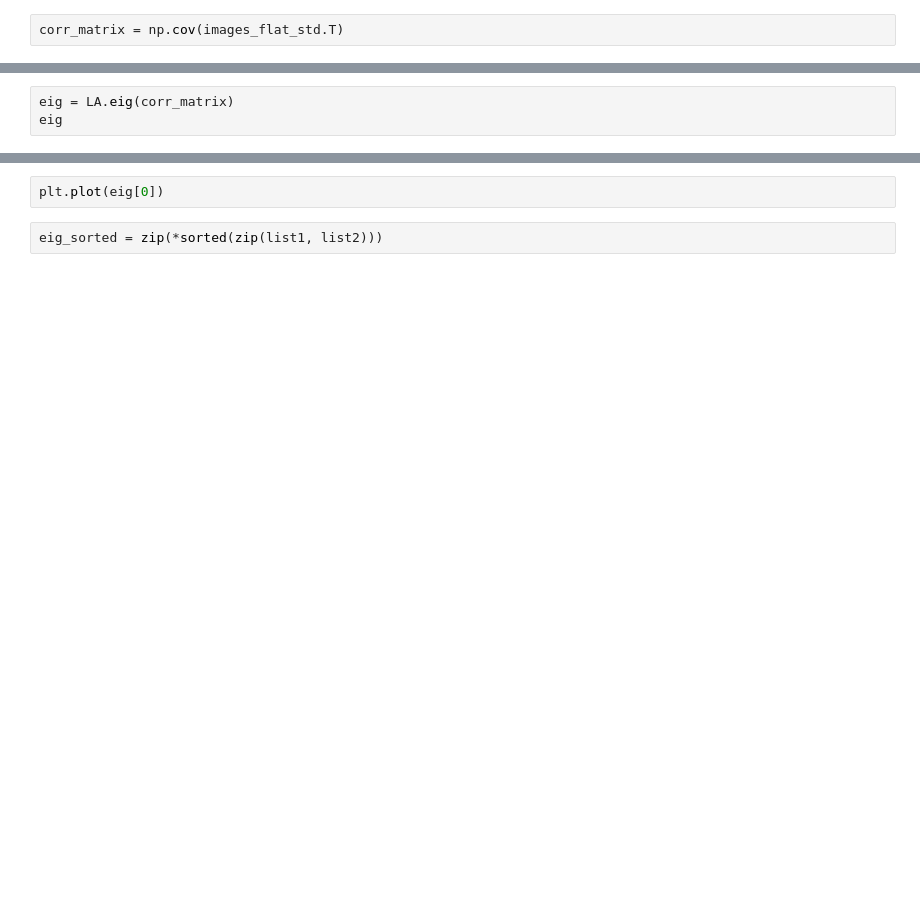
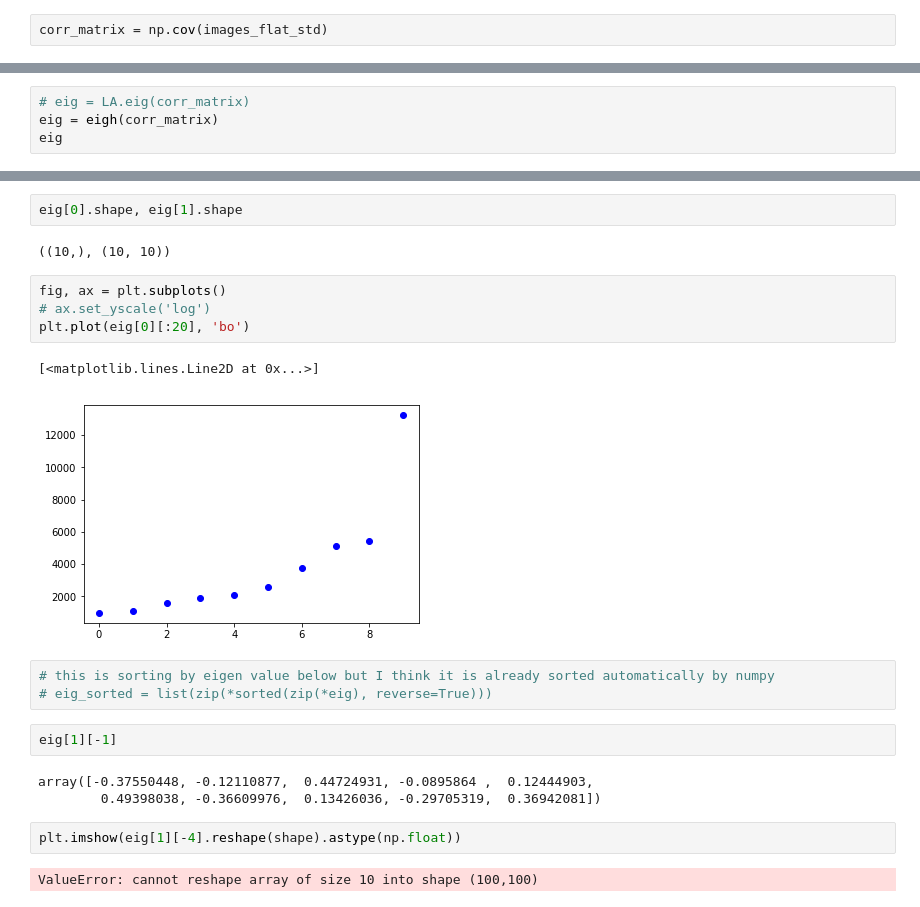
Before and after one commit to asterdrak/signal_processing, a Jupyter notebook: pca image.ipynb, the cells around one changed output, grey strips where cells are left out. Cells and saved outputs as stored; diff of their text form; blank space fills up the shorter version.

```diff
--- a/pca image.ipynb
+++ b/pca image.ipynb
@@ -58,5 +55,5 @@ array([[-106.95183, -106.95183, -106.95183, ...,   82.04817,   80.04817,
 # %%
-corr_matrix = np.cov(images_flat_std.T)
+corr_matrix = np.cov(images_flat_std)
 # %%
 corr_matrix
 # %% [output]
@@ -83,3 +89,4 @@ del images_flat_std
 # %%
-eig = LA.eig(corr_matrix)
+# eig = LA.eig(corr_matrix)
+eig = eigh(corr_matrix)
 eig
@@ -86,4 +111,23 @@ eig
-# %%
-plt.plot(eig[0])
-# %%
-eig_sorted = zip(*sorted(zip(list1, list2)))
+# %%
+eig[0].shape, eig[1].shape
+# %% [output]
+((10,), (10, 10))
+# %%
+fig, ax = plt.subplots()
+# ax.set_yscale('log')
+plt.plot(eig[0][:20], 'bo')
+# %% [output]
+[<matplotlib.lines.Line2D at 0x...>]
+[figure, added]
+# %%
+# this is sorting by eigen value below but I think it is already sorted automatically by numpy
+# eig_sorted = list(zip(*sorted(zip(*eig), reverse=True)))
+# %%
+eig[1][-1]
+# %% [output]
+array([-0.37550448, -0.12110877,  0.44724931, -0.0895864 ,  0.12444903,
+        0.49398038, -0.36609976,  0.13426036, -0.29705319,  0.36942081])
+# %%
+plt.imshow(eig[1][-4].reshape(shape).astype(np.float))
+# %% [output]
+ValueError: cannot reshape array of size 10 into shape (100,100)
```
Also changed, not shown: parts of 9 cells of this notebook, 10 other files.
